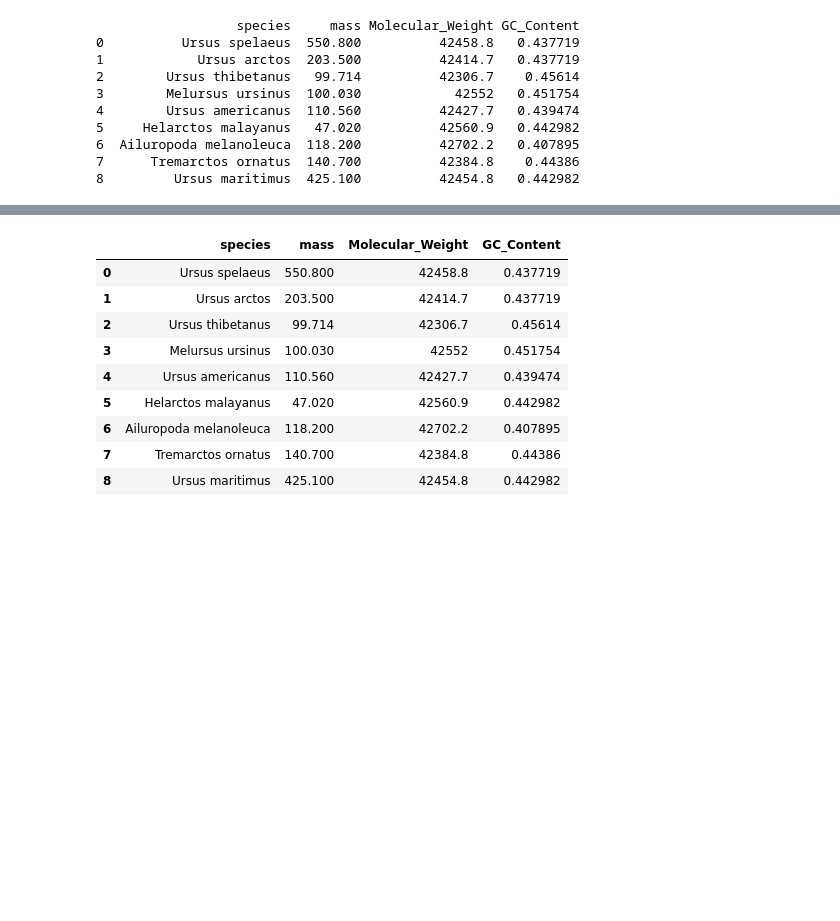
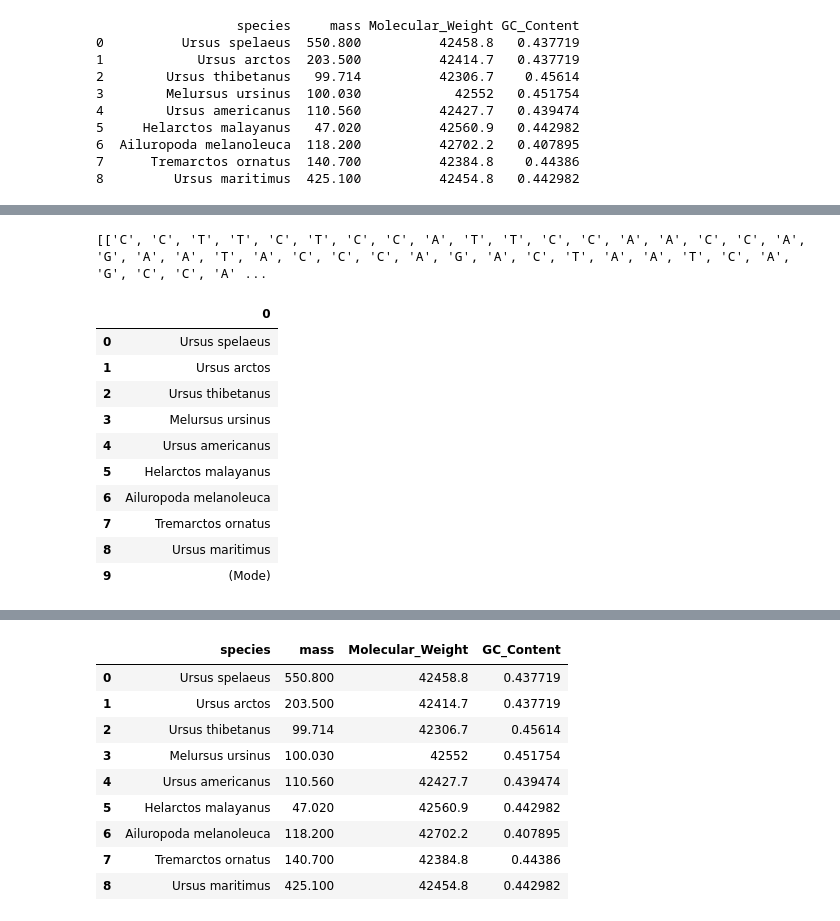
Before and after one commit to michaelpmurphy/BCB546X_Python_Assignment, a Jupyter notebook: Python_Project.ipynb, the cells around one changed output, grey strips where cells are left out. Saved outputs shown, nothing was run; the diff lists cells and outputs as text; code cells hidden in the pictures; blank space fills up the shorter version.

```diff
--- a/Python_Project.ipynb
+++ b/Python_Project.ipynb
@@ -134,0 +231,15 @@ bears_df.to_csv('bears_mass_cytb.csv',index_label=False,float_format='%g')
+# %%
+revdic = {1:'A', 2:'C', 3:'G', 4:'T', '--':'--'}
+q = []
+modes = []
+for i in range(len(snp_index)):
+    modes.append(revdic[snp_mode[i]])
+for j in range(9):
+    snp_i = []
+    for i in range(len(snp_index)):
+        snp_i.append(cytb_seqs[species_list[j]][snp_index[i]])
+    q.append(snp_i)
+q.append(modes)
+print(q)
+# %% [output]
+[['C', 'C', 'T', 'T', 'C', 'T', 'C', 'C', 'A', 'T', 'T', 'C', 'C', 'A', 'A', 'C', 'C', 'A', 'G', 'A', 'A', 'T', 'A', 'C', 'C', 'C', 'A', 'G', 'A', 'C', 'T', 'A', 'A', 'T', 'C', 'A', 'G', 'C', 'C', 'A' ...
@@ -134,0 +248,2 @@ bears_df.to_csv('bears_mass_cytb.csv',index_label=False,float_format='%g')
+# %%
+df2 = pd.DataFrame(['(Mode)'])
@@ -134,0 +252,14 @@ bears_df.to_csv('bears_mass_cytb.csv',index_label=False,float_format='%g')
+# %%
+df3
+# %% [output]
+|  | 0 |
+| 0 | Ursus spelaeus |
+| 1 | Ursus arctos |
+| 2 | Ursus thibetanus |
+| 3 | Melursus ursinus |
+| 4 | Ursus americanus |
+| 5 | Helarctos malayanus |
+| 6 | Ailuropoda melanoleuca |
+| 7 | Tremarctos ornatus |
+| 8 | Ursus maritimus |
+| 9 | (Mode) |
```
Also changed, not shown: parts of 22 cells of this notebook.
